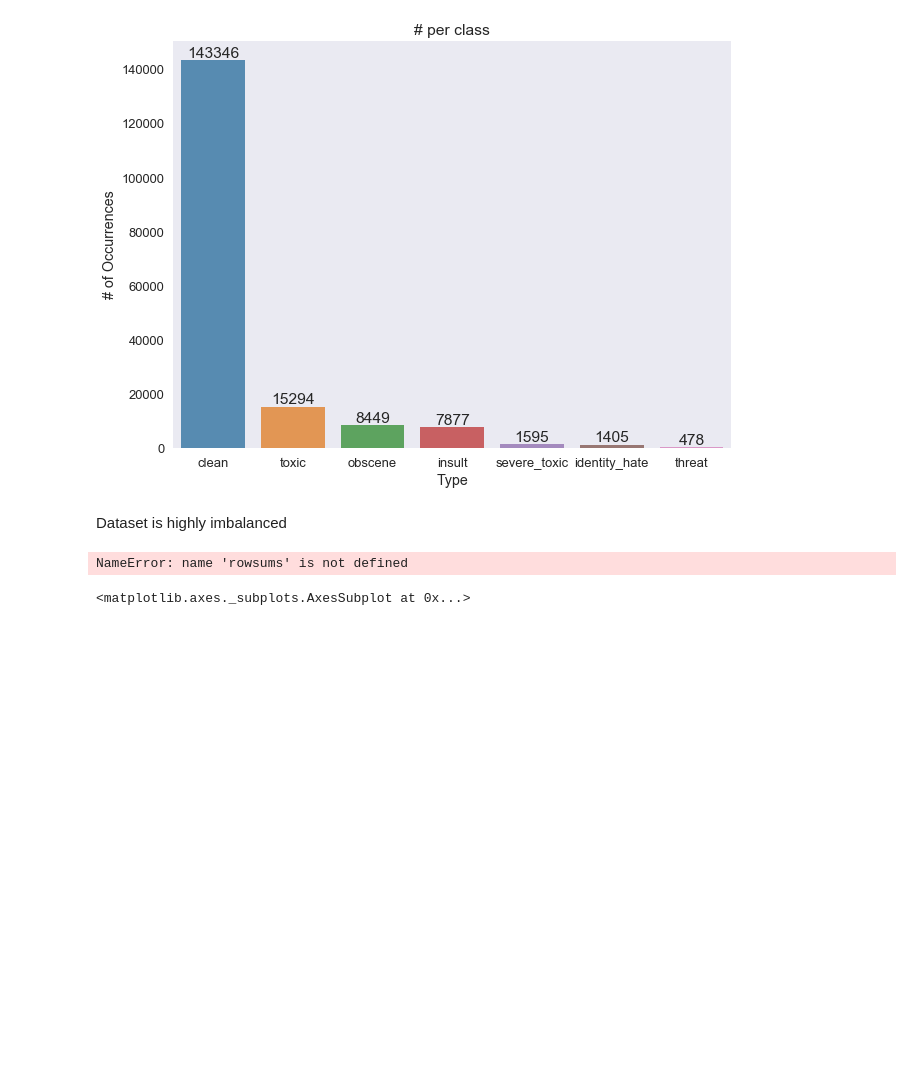
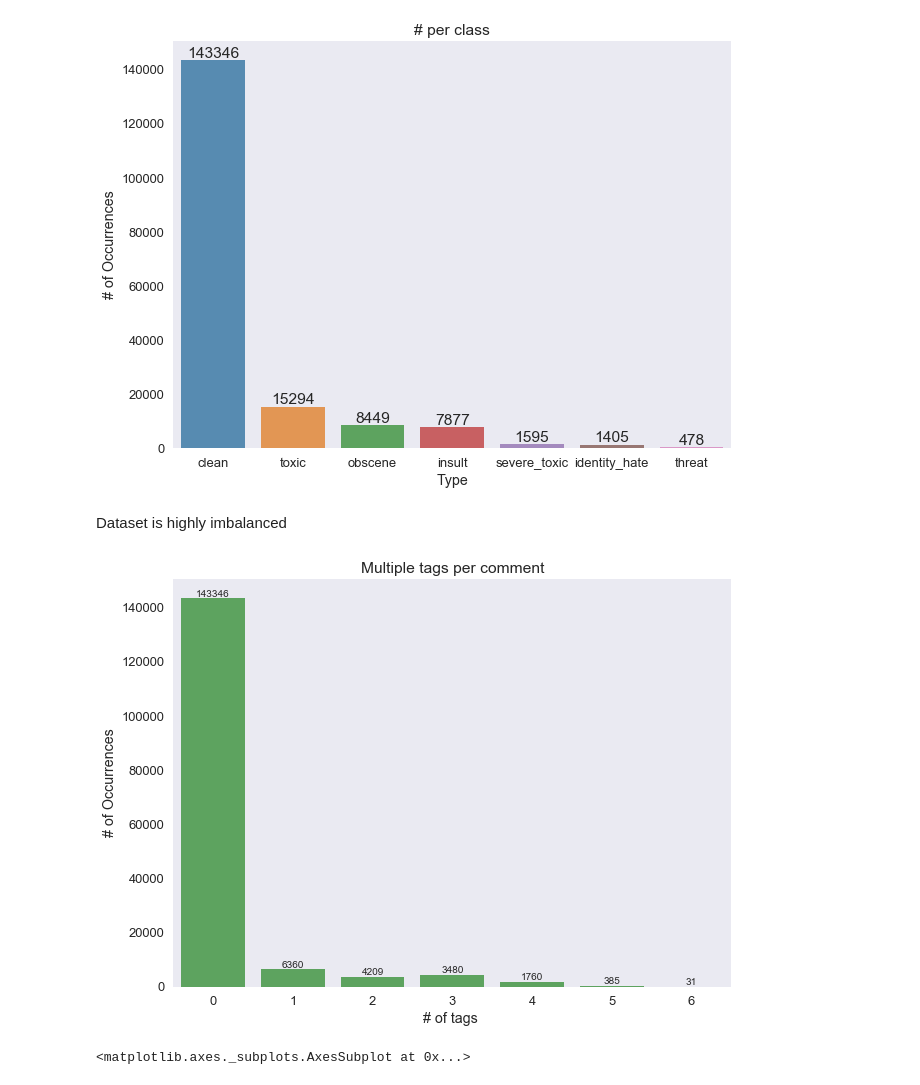
Before and after one commit to dkn22/kishan-dat-toxic-comment-challenge, a Jupyter notebook: notebooks_/1.2-eda.ipynb, the cells around one changed output. Saved outputs shown, nothing was run; the diff lists cells and outputs as text; code cells hidden in the pictures; blank space fills up the shorter version.

```diff
--- a/notebooks_/1.2-eda.ipynb
+++ b/notebooks_/1.2-eda.ipynb
@@ -127,25 +127,25 @@ plt.show()
 # %% [markdown]
 Dataset is highly imbalanced
 # %%
-x = rowsums.value_counts()
+x = train_df.iloc[:,2:8].sum(axis=1).value_counts()
 
 #plot
 plt.figure(figsize=(10,7.5))
 ax = sns.barplot(x.index, x.values, alpha=0.8,color=color[2])
 plt.title("Multiple tags per comment")
 plt.ylabel('# of Occurrences')
 plt.xlabel('# of tags ')
 
 #adding the text labels
 rects = ax.patches
 labels = x.values
 for rect, label in zip(rects, labels):
     height = rect.get_height()
     ax.text(rect.get_x() + rect.get_width()/2, height + 5, label, ha='center', va='bottom')
 
 plt.show()
 # %% [output]
-NameError: name 'rowsums' is not defined
+[figure, added]
 # %%
 temp_df = train_df.iloc[:,2:-1]
 
```
